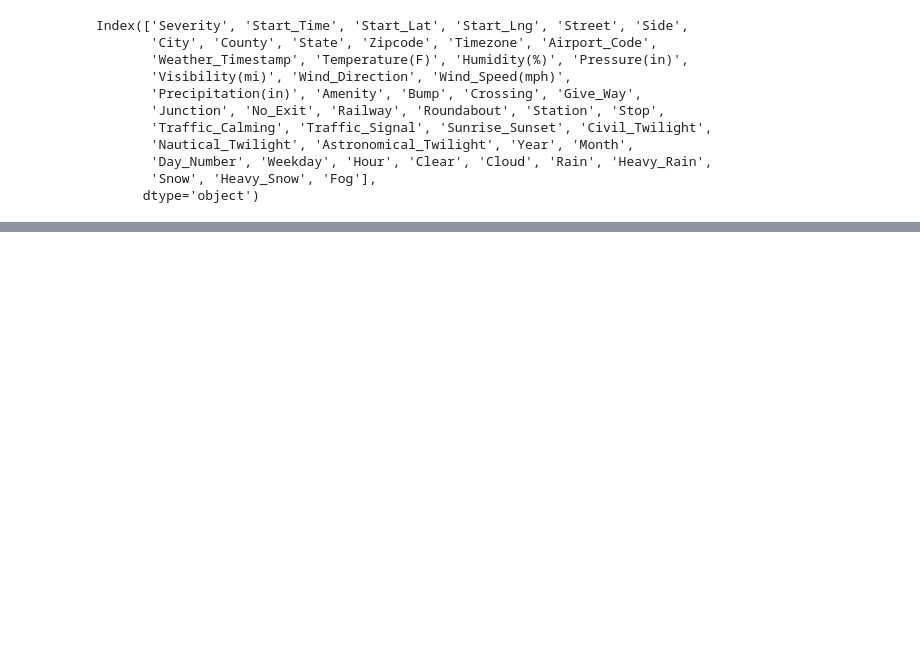
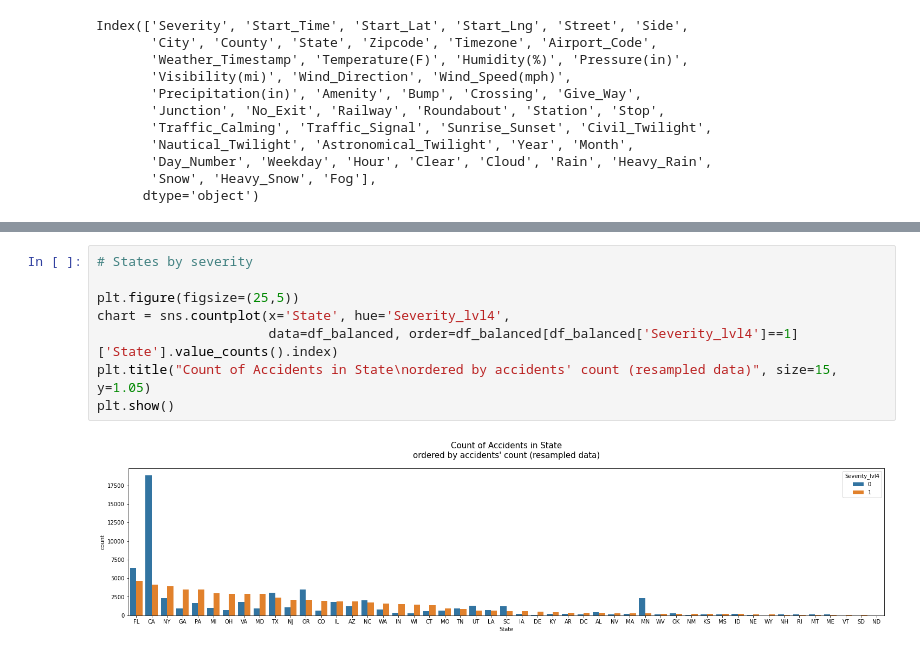
Before and after one commit to AlekseiPronin/FinalProject_DataAnalysis_US_Accidents, a Jupyter notebook: EDA.ipynb, the cells around one changed output, grey strips where cells are left out. Drawn from its saved outputs; the diff is of its cells as text; blank space fills up the shorter version.

```diff
--- a/EDA.ipynb
+++ b/EDA.ipynb
@@ -586,0 +616,10 @@ plt.show()
+# %%
+# States by severity
+
+plt.figure(figsize=(25,5))
+chart = sns.countplot(x='State', hue='Severity_lvl4',
+                      data=df_balanced, order=df_balanced[df_balanced['Severity_lvl4']==1]['State'].value_counts().index)
+plt.title("Count of Accidents in State\nordered by accidents' count (resampled data)", size=15, y=1.05)
+plt.show()
+# %% [output]
+[figure, added]
```
Also changed, not shown: parts of 29 cells of this notebook.
